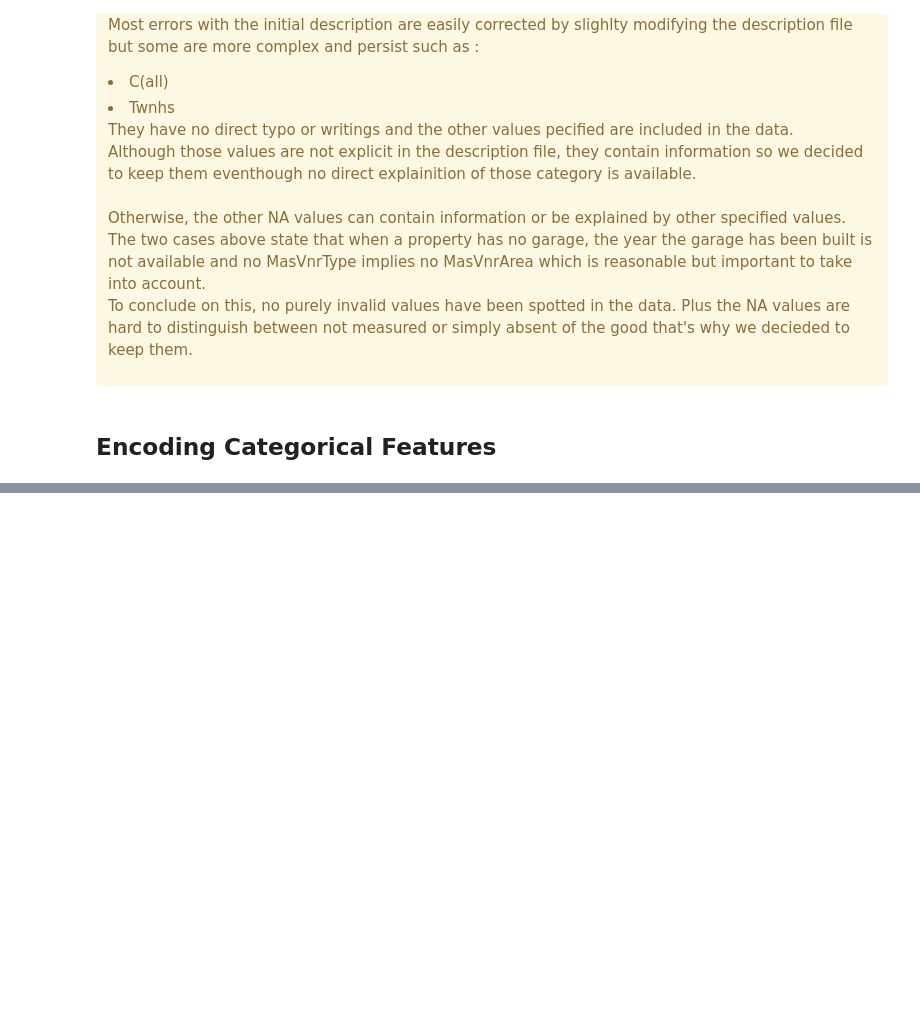
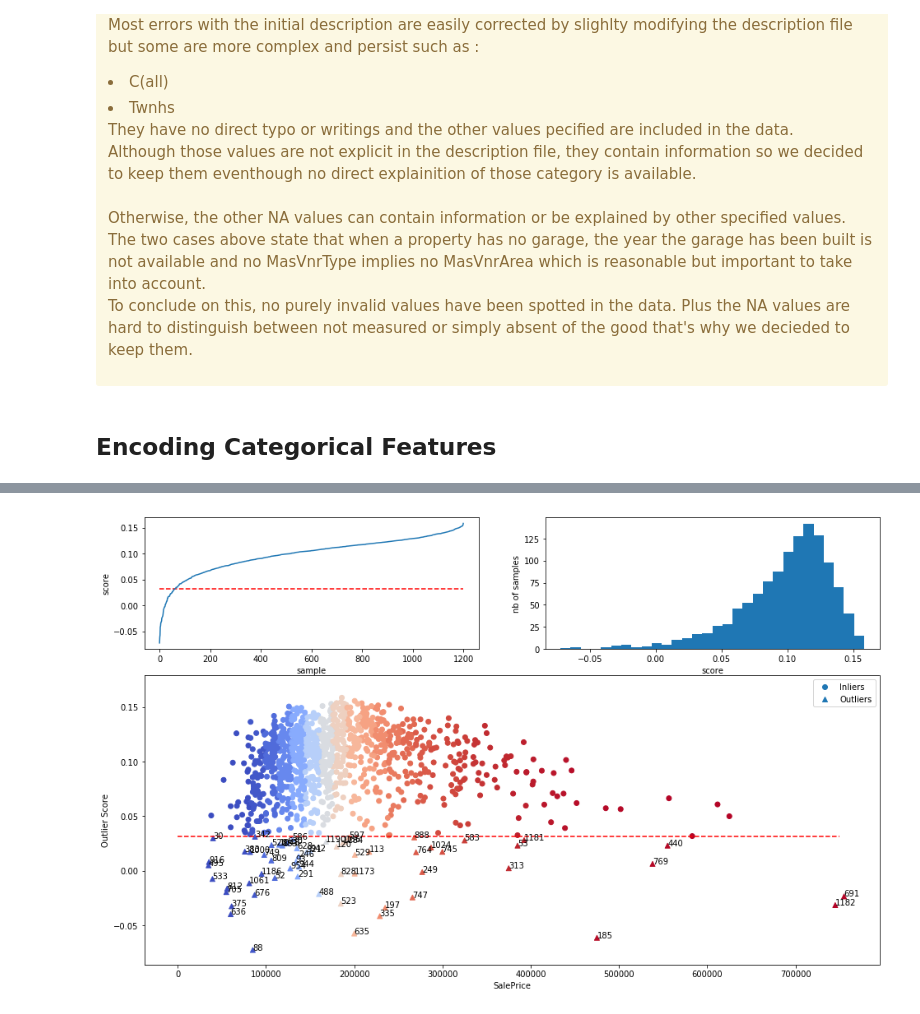
Before and after one commit to Gadiben/AML2018, a Jupyter notebook: Notebooks/challenges/Propre_Processing.ipynb, the cells around one changed output, grey strips where cells are left out. Cells and saved outputs as stored; diff of their text form; code cells hidden in the pictures; blank space fills up the shorter version.

```diff
--- a/Notebooks/challenges/Propre_Processing.ipynb
+++ b/Notebooks/challenges/Propre_Processing.ipynb
@@ -205,0 +285,5 @@ def encodeCategoricalFeatures(Data,labelEncode=True,oneHotEncode=False):
+# %%
+scores_pred, y_pred, threshold, X_inlier, Y_inlier, X_outlier, Y_outlier = findOutliers_IsolationForest(X,X, Y, outliers_fraction)
+plotOutliers(scores_pred, y_pred, threshold, X_inlier, Y_inlier, X_outlier, Y_outlier)
+# %% [output]
+[figure, added]
```
Also changed, not shown: parts of 41 cells of this notebook, 2 other files.
